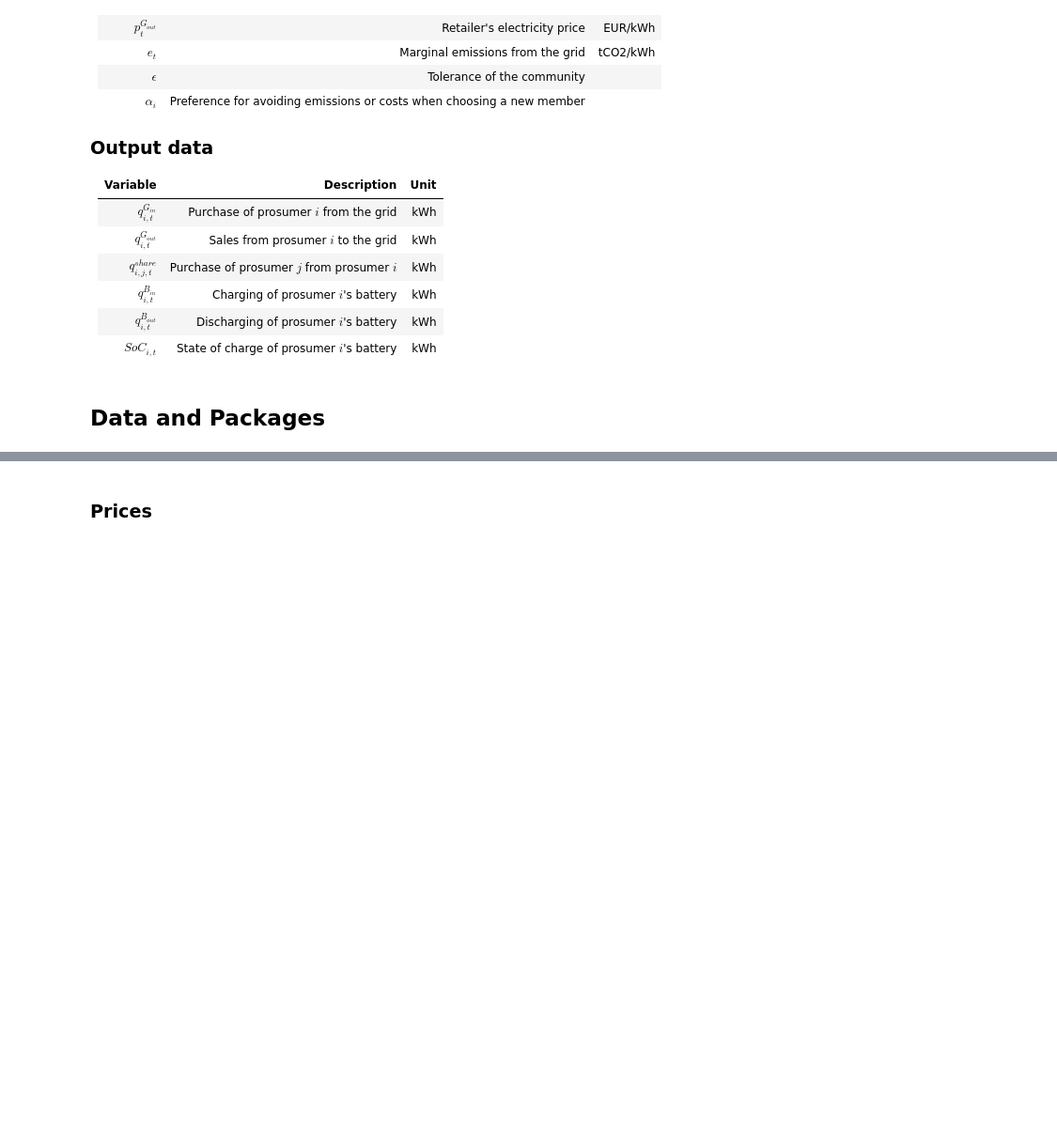
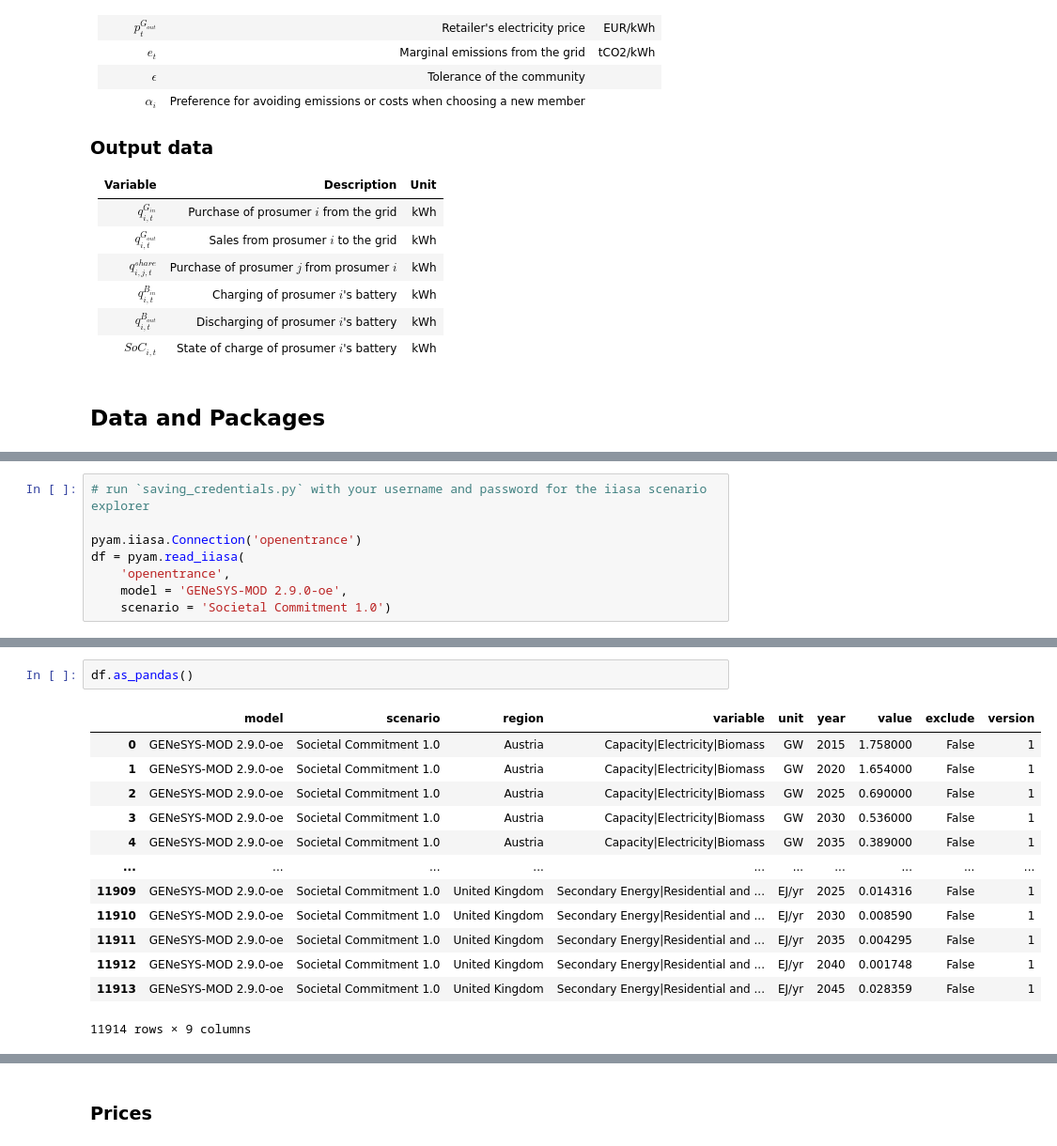
Before and after one commit to tperger/FRESH-COM, a Jupyter notebook: FRESH_COM/FRESH_COM_small_example.ipynb, the cells around one changed output, grey strips where cells are left out. Shown: that part at 94% size. Saved outputs shown, nothing was run; the diff lists cells and outputs as text; blank space fills up the shorter version.

```diff
--- a/FRESH_COM/FRESH_COM_small_example.ipynb
+++ b/FRESH_COM/FRESH_COM_small_example.ipynb
@@ -56,0 +74,8 @@ import seaborn as sns
+# %%
+# run `saving_credentials.py` with your username and password for the iiasa scenario explorer
+
+pyam.iiasa.Connection('openentrance')
+df = pyam.read_iiasa(
+    'openentrance',
+    model = 'GENeSYS-MOD 2.9.0-oe',
+    scenario = 'Societal Commitment 1.0')
@@ -56,0 +87,16 @@ import seaborn as sns
+# %%
+df.as_pandas()
+# %% [output]
+|  | model | scenario | region | variable | unit | year | value | exclude | version |
+| 0 | GENeSYS-MOD 2.9.0-oe | Societal Commitment 1.0 | Austria | Capacity|Electricity|Biomass | GW | 2015 | 1.758000 | False | 1 |
+| 1 | GENeSYS-MOD 2.9.0-oe | Societal Commitment 1.0 | Austria | Capacity|Electricity|Biomass | GW | 2020 | 1.654000 | False | 1 |
+| 2 | GENeSYS-MOD 2.9.0-oe | Societal Commitment 1.0 | Austria | Capacity|Electricity|Biomass | GW | 2025 | 0.690000 | False | 1 |
+| 3 | GENeSYS-MOD 2.9.0-oe | Societal Commitment 1.0 | Austria | Capacity|Electricity|Biomass | GW | 2030 | 0.536000 | False | 1 |
+| 4 | GENeSYS-MOD 2.9.0-oe | Societal Commitment 1.0 | Austria | Capacity|Electricity|Biomass | GW | 2035 | 0.389000 | False | 1 |
+| ... | ... | ... | ... | ... | ... | ... | ... | ... | ... |
+| 11909 | GENeSYS-MOD 2.9.0-oe | Societal Commitment 1.0 | United Kingdom | Secondary Energy|Residential and ... | EJ/yr | 2025 | 0.014316 | False | 1 |
+| 11910 | GENeSYS-MOD 2.9.0-oe | Societal Commitment 1.0 | United Kingdom | Secondary Energy|Residential and ... | EJ/yr | 2030 | 0.008590 | False | 1 |
+| 11911 | GENeSYS-MOD 2.9.0-oe | Societal Commitment 1.0 | United Kingdom | Secondary Energy|Residential and ... | EJ/yr | 2035 | 0.004295 | False | 1 |
+| 11912 | GENeSYS-MOD 2.9.0-oe | Societal Commitment 1.0 | United Kingdom | Secondary Energy|Residential and ... | EJ/yr | 2040 | 0.001748 | False | 1 |
+| 11913 | GENeSYS-MOD 2.9.0-oe | Societal Commitment 1.0 | United Kingdom | Secondary Energy|Residential and ... | EJ/yr | 2045 | 0.028359 | False | 1 |
+11914 rows × 9 columns
```
Also changed, not shown: parts of 66 cells of this notebook, 6 other files.
